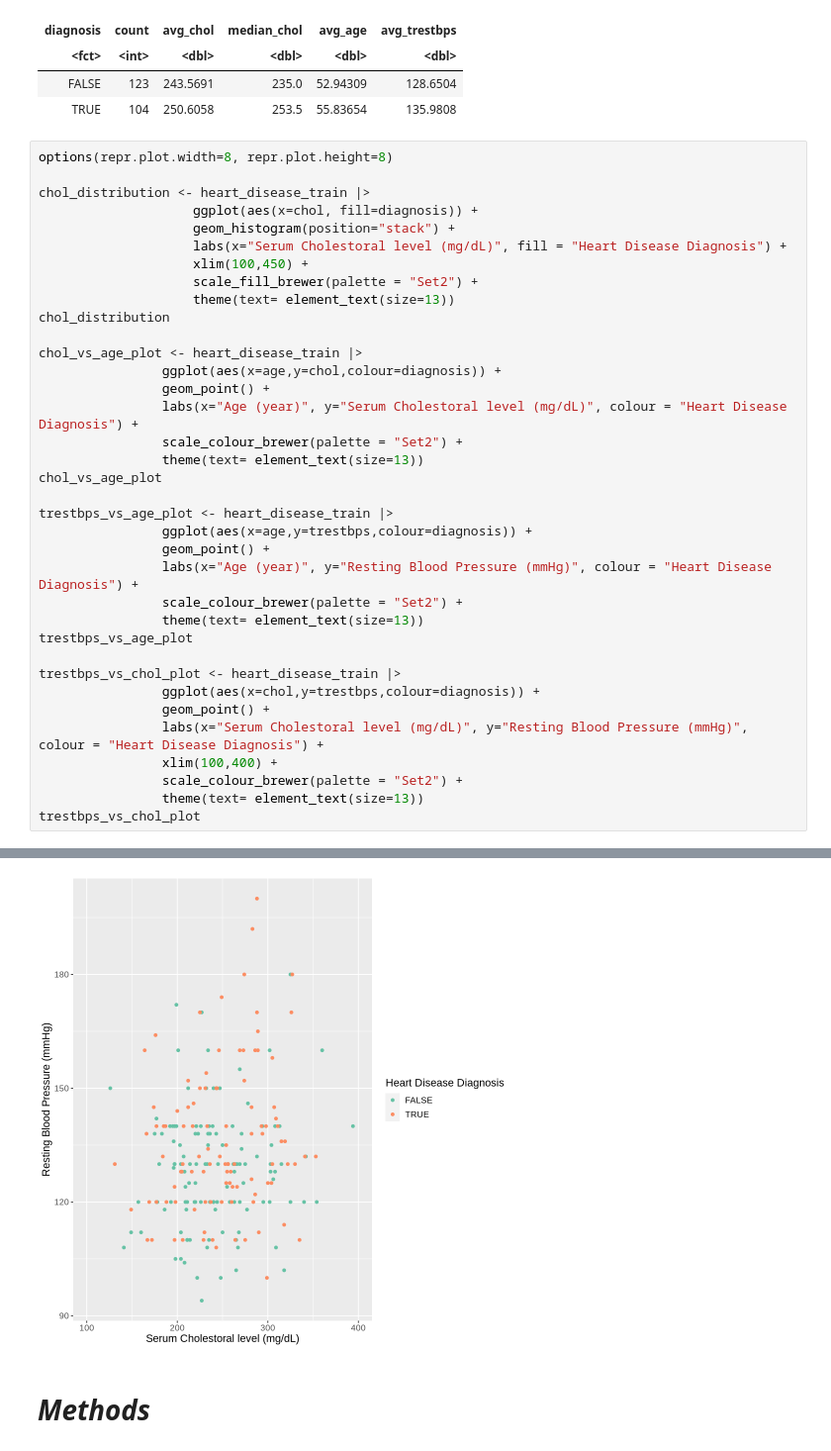
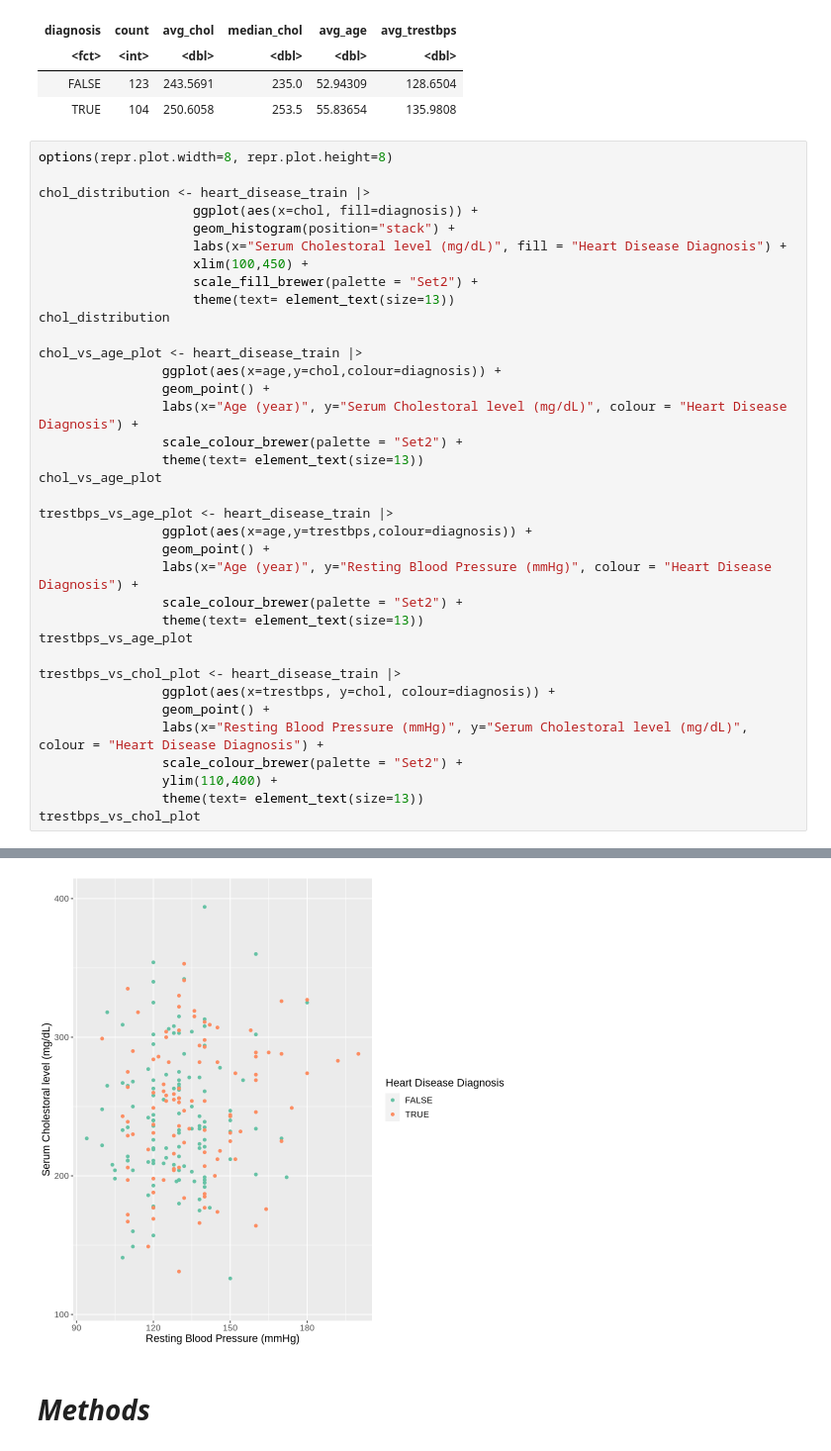
Before and after one commit to MarkusW12/heart_disease_project_proposal, a Jupyter notebook: Project Proposal.ipynb, the cells around one changed output, grey strips where cells are left out. Shown at 99% size. Saved outputs shown, nothing was run; the diff lists cells and outputs as text.

```diff
--- a/Project Proposal.ipynb
+++ b/Project Proposal.ipynb
@@ -170,36 +166,36 @@ chol_vs_age_plot <- heart_disease_train |>
                 geom_point() +
                 labs(x="Age (year)", y="Serum Cholestoral level (mg/dL)", colour = "Heart Disease Diagnosis") +
                 scale_colour_brewer(palette = "Set2") +
                 theme(text= element_text(size=13))
 chol_vs_age_plot
 
 trestbps_vs_age_plot <- heart_disease_train |>
                 ggplot(aes(x=age,y=trestbps,colour=diagnosis)) +
                 geom_point() +
                 labs(x="Age (year)", y="Resting Blood Pressure (mmHg)", colour = "Heart Disease Diagnosis") +
                 scale_colour_brewer(palette = "Set2") +
                 theme(text= element_text(size=13))
 trestbps_vs_age_plot
 
 trestbps_vs_chol_plot <- heart_disease_train |>
-                ggplot(aes(x=chol,y=trestbps,colour=diagnosis)) +
+                ggplot(aes(x=trestbps, y=chol, colour=diagnosis)) +
                 geom_point() +
-                labs(x="Serum Cholestoral level (mg/dL)", y="Resting Blood Pressure (mmHg)", colour = "Heart Disease Diagnosis") +
-                xlim(100,400) +
+                labs(x="Resting Blood Pressure (mmHg)", y="Serum Cholestoral level (mg/dL)", colour = "Heart Disease Diagnosis") +
                 scale_colour_brewer(palette = "Set2") +
+                ylim(110,400) +
                 theme(text= element_text(size=13))
 trestbps_vs_chol_plot
 # %% [output]
 `stat_bin()` using `bins = 30`. Pick better value with `binwidth`.
 Warning message:
 “Removed 1 rows containing non-finite values (`stat_bin()`).”
 Warning message:
 “Removed 4 rows containing missing values (`geom_bar()`).”
 [figure]
 [figure]
 Warning message:
 “Removed 2 rows containing missing values (`geom_point()`).”
 [figure]
-[figure, old version]
+[figure, new version]
 # %% [markdown]
 # *Methods*
```
Also changed, not shown: parts of 5 cells of this notebook.
